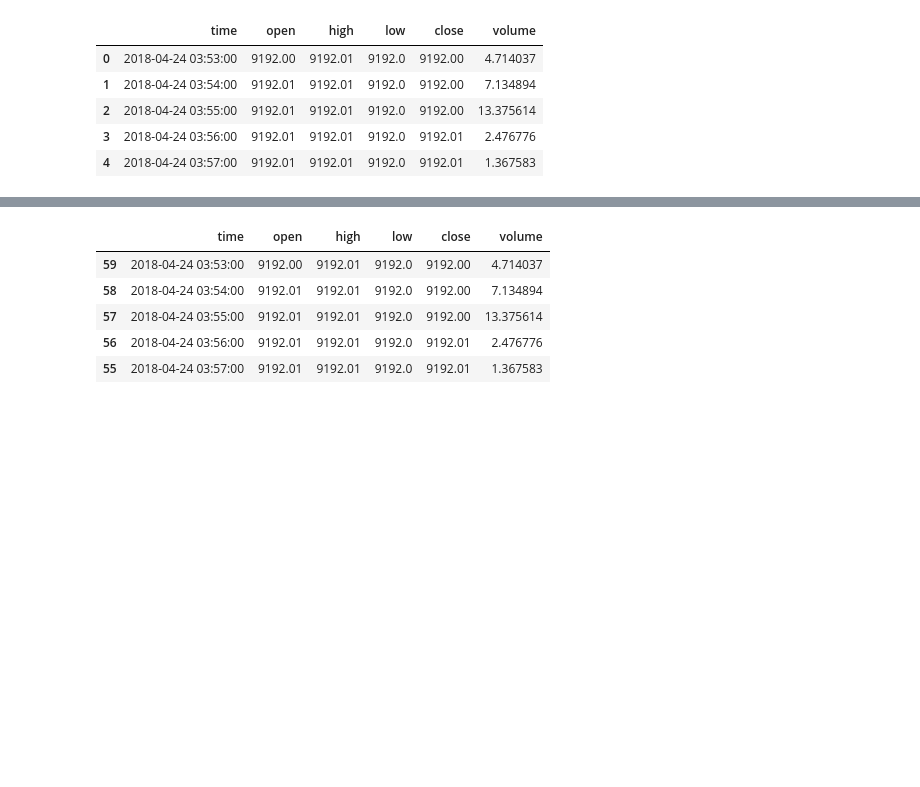
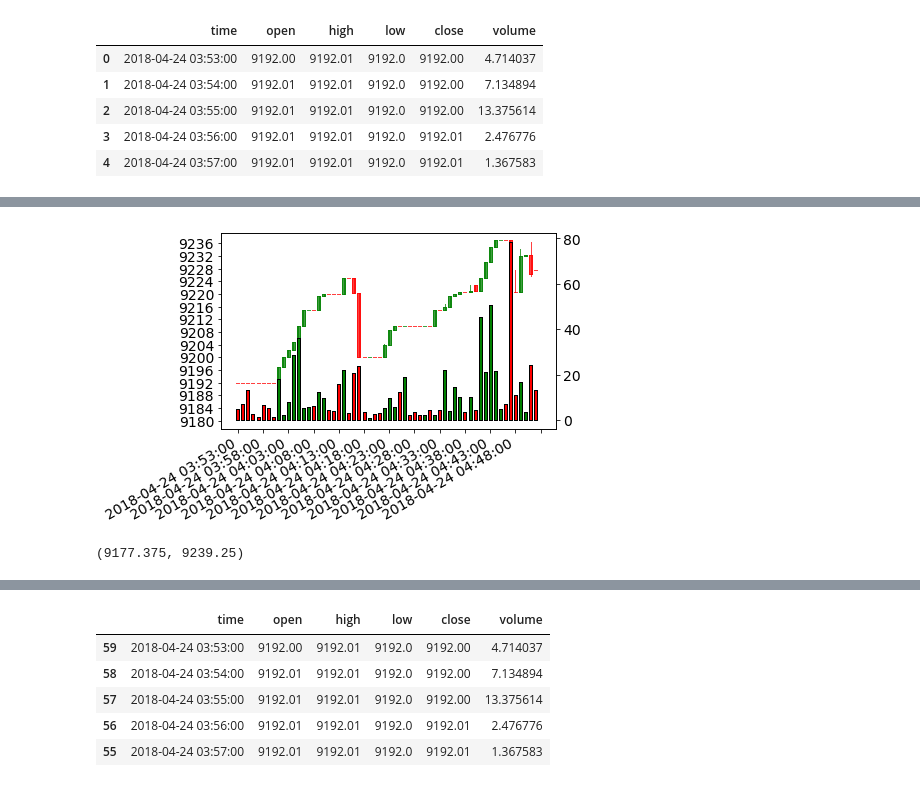
Before and after one commit to timothyyu/gdax-orderbook-ml, a Jupyter notebook: 9_data_pipeline_development.ipynb, the cells around one changed output, grey strips where cells are left out. Saved outputs shown, nothing was run; the diff lists cells and outputs as text; code cells hidden in the pictures; blank space fills up the shorter version.

Commit message:
chart ohlc2 wip

```diff
--- a/9_data_pipeline_development.ipynb
+++ b/9_data_pipeline_development.ipynb
@@ -691,0 +661,60 @@ plt.show()
+# %%
+#from mpl_finance import candlestick2_ohlc,volume_overlay
+import mpl_finance
+import matplotlib
+import matplotlib.pyplot as plt
+import matplotlib.ticker as ticker
+import datetime as datetime
+import numpy as np
+import pandas as pd
+import matplotlib.dates as mdates
+
+quotes = chart_1h_df
+quotes=np.array(quotes)
+
+fig, ax = plt.subplots()
+candlestick2_ohlc(ax, chart_1h_df['open'], chart_1h_df['high'], chart_1h_df['low'], chart_1h_df['close'],width=0.6,colorup='g', colordown='r')
+
+# shift y-limits of the candlestick plot so that there is space at the bottom for the volume bar chart
+pad = 0.25
+yl = ax.get_ylim()
+ax.set_ylim(yl[0]-(yl[1]-yl[0])*pad,yl[1])
+# Add a seconds axis for the volume overlay
+ax2 = ax.twinx()
+# set the position of ax2 so that it is short (y2=0.32) but otherwise the same size as ax
+ax2.set_position(matplotlib.transforms.Bbox([[0.125,0.1],[0.9,0.12]]))
+
+def mydate(x,pos):
+    try:
+        return xdate[int(x)]
+    except IndexError:
+        return ''
+
+xdate = [i for i in  chart_1h_df['time']]
+ax.xaxis.set_major_locator(ticker.MaxNLocator(16))
+ax.xaxis.set_major_formatter(ticker.FuncFormatter(mydate))
+#ax.yaxis.set_major_locator(ticker.MultipleLocator(base=5.0))
+ax.yaxis.set_major_locator(ticker.MaxNLocator(16))
+#ax.set_yticks(ax.get_yticks()[::1])
+
+# ax.xaxis.set_major_locator(mdates.DayLocator())
+# ax.xaxis.set_minor_locator(mdates.HourLocator(np.arange(0, 25, 6)))
+# ax.xaxis.set_major_formatter(mdates.DateFormatter('%Y-%m-%d H:i:s'))
+
+# Plot the volume overlay
+vc=volume_overlay(ax2, chart_1h_df['open'], chart_1h_df['close'],chart_1h_df['volume'],colorup='g',width=0.6, alpha=1.0)
+ax2.add_collection(vc)
+
+
+fig.autofmt_xdate()
+ax.get_ylim()
+
+#fig.tight_layout()
+plt.ion()
+plt.show()
+# %% [output]
+[figure, added]
+# %%
+ax.get_ylim()
+# %% [output]
+(9177.375, 9239.25)
```
Also changed, not shown: parts of 4 cells of this notebook.
